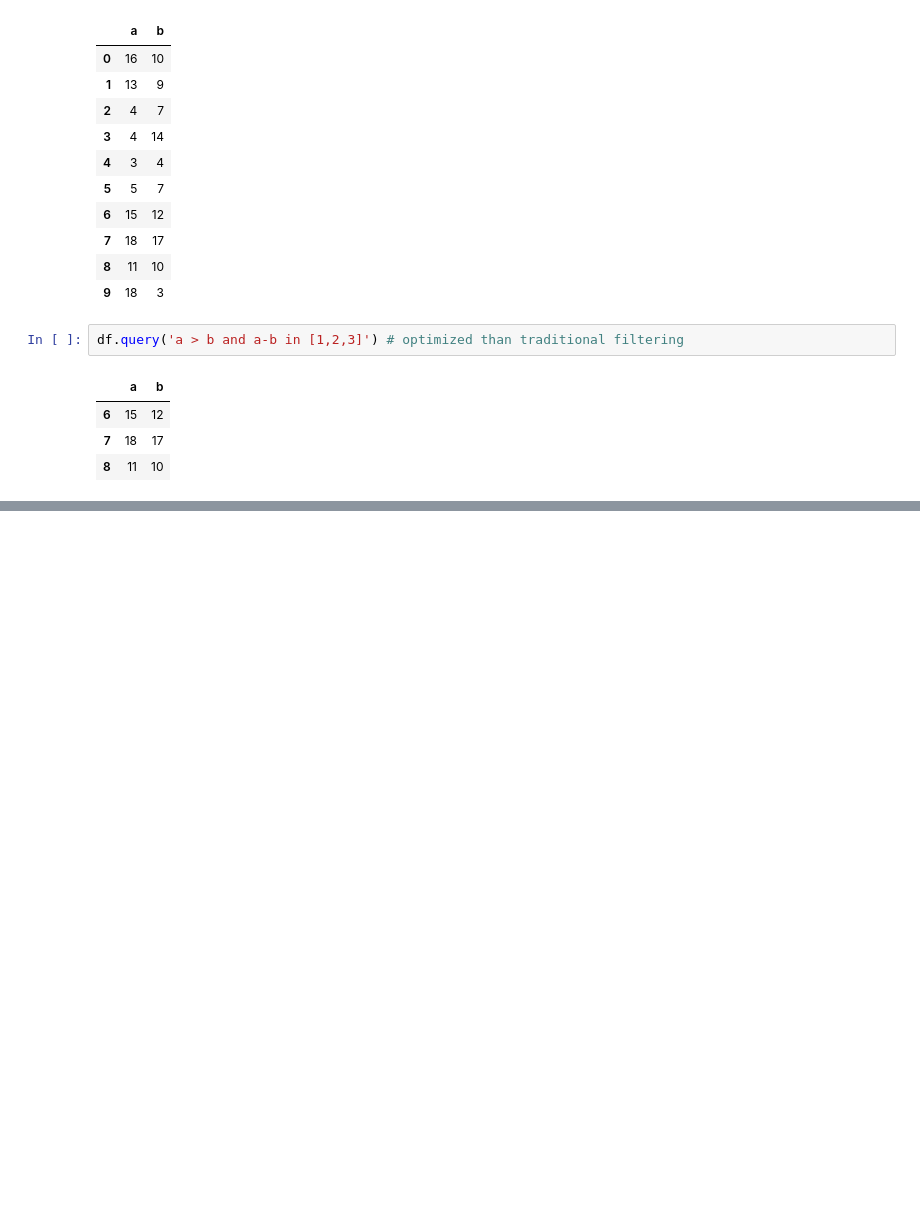
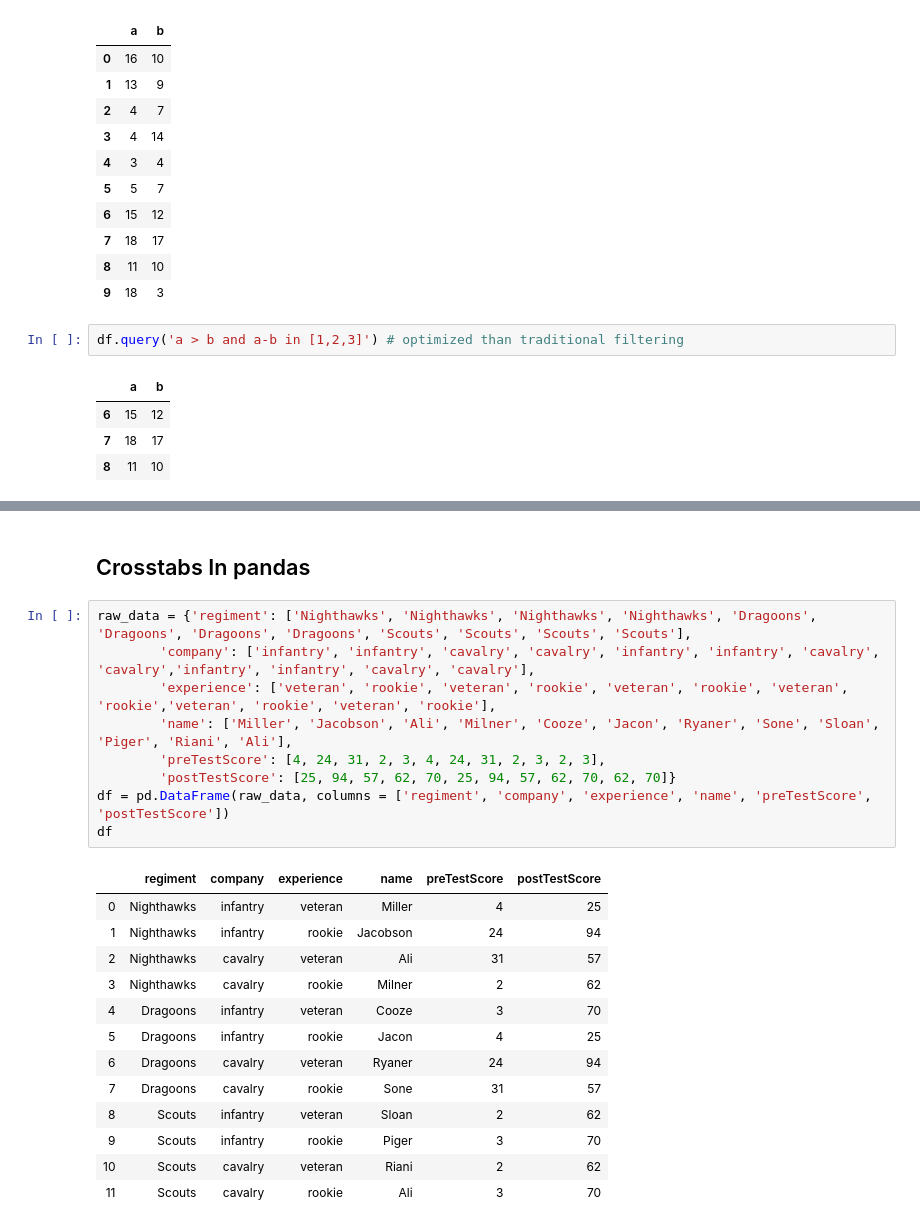
Before and after one commit to Mohamed209/machine-learning-course, a Jupyter notebook: Chapter_1_Data_science_basics/3_Pandas/pandas-tutorial.ipynb, the cells around one changed output, grey strips where cells are left out. Drawn from its saved outputs; the diff is of its cells as text; blank space fills up the shorter version.

Commit message:
added more sections to pandas

```diff
--- a/Chapter_1_Data_science_basics/3_Pandas/pandas-tutorial.ipynb
+++ b/Chapter_1_Data_science_basics/3_Pandas/pandas-tutorial.ipynb
@@ -180,0 +308,25 @@ df.query('a > b and a-b in [1,2,3]') # optimized than traditional filtering
+# %% [markdown]
+## Crosstabs In pandas
+# %%
+raw_data = {'regiment': ['Nighthawks', 'Nighthawks', 'Nighthawks', 'Nighthawks', 'Dragoons', 'Dragoons', 'Dragoons', 'Dragoons', 'Scouts', 'Scouts', 'Scouts', 'Scouts'],
+        'company': ['infantry', 'infantry', 'cavalry', 'cavalry', 'infantry', 'infantry', 'cavalry', 'cavalry','infantry', 'infantry', 'cavalry', 'cavalry'],
+        'experience': ['veteran', 'rookie', 'veteran', 'rookie', 'veteran', 'rookie', 'veteran', 'rookie','veteran', 'rookie', 'veteran', 'rookie'],
+        'name': ['Miller', 'Jacobson', 'Ali', 'Milner', 'Cooze', 'Jacon', 'Ryaner', 'Sone', 'Sloan', 'Piger', 'Riani', 'Ali'],
+        'preTestScore': [4, 24, 31, 2, 3, 4, 24, 31, 2, 3, 2, 3],
+        'postTestScore': [25, 94, 57, 62, 70, 25, 94, 57, 62, 70, 62, 70]}
+df = pd.DataFrame(raw_data, columns = ['regiment', 'company', 'experience', 'name', 'preTestScore', 'postTestScore'])
+df
+# %% [output]
+|  | regiment | company | experience | name | preTestScore | postTestScore |
+| 0 | Nighthawks | infantry | veteran | Miller | 4 | 25 |
+| 1 | Nighthawks | infantry | rookie | Jacobson | 24 | 94 |
+| 2 | Nighthawks | cavalry | veteran | Ali | 31 | 57 |
+| 3 | Nighthawks | cavalry | rookie | Milner | 2 | 62 |
+| 4 | Dragoons | infantry | veteran | Cooze | 3 | 70 |
+| 5 | Dragoons | infantry | rookie | Jacon | 4 | 25 |
+| 6 | Dragoons | cavalry | veteran | Ryaner | 24 | 94 |
+| 7 | Dragoons | cavalry | rookie | Sone | 31 | 57 |
+| 8 | Scouts | infantry | veteran | Sloan | 2 | 62 |
+| 9 | Scouts | infantry | rookie | Piger | 3 | 70 |
+| 10 | Scouts | cavalry | veteran | Riani | 2 | 62 |
+| 11 | Scouts | cavalry | rookie | Ali | 3 | 70 |
```
Also changed, not shown: parts of 15 cells of this notebook.
